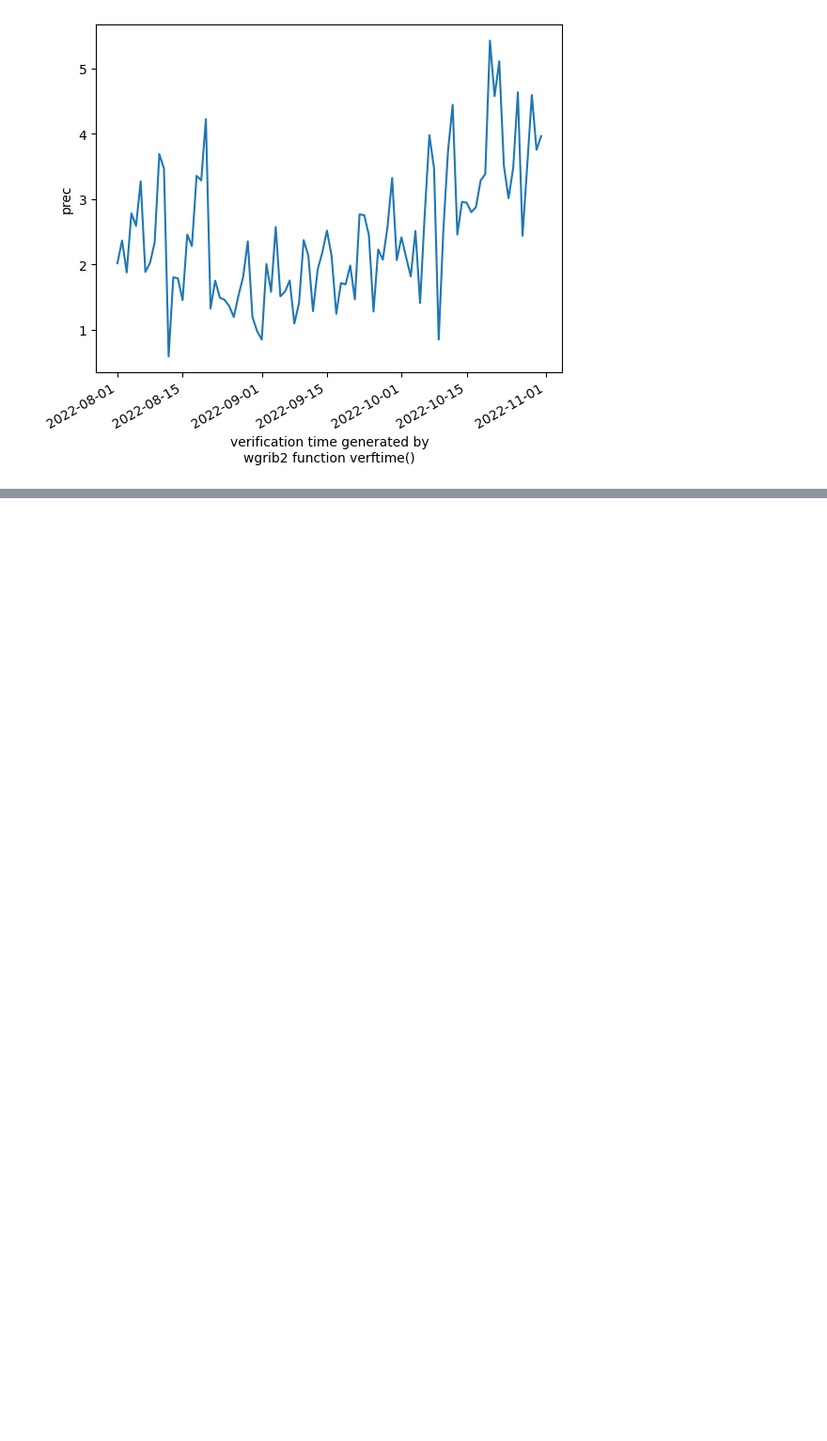
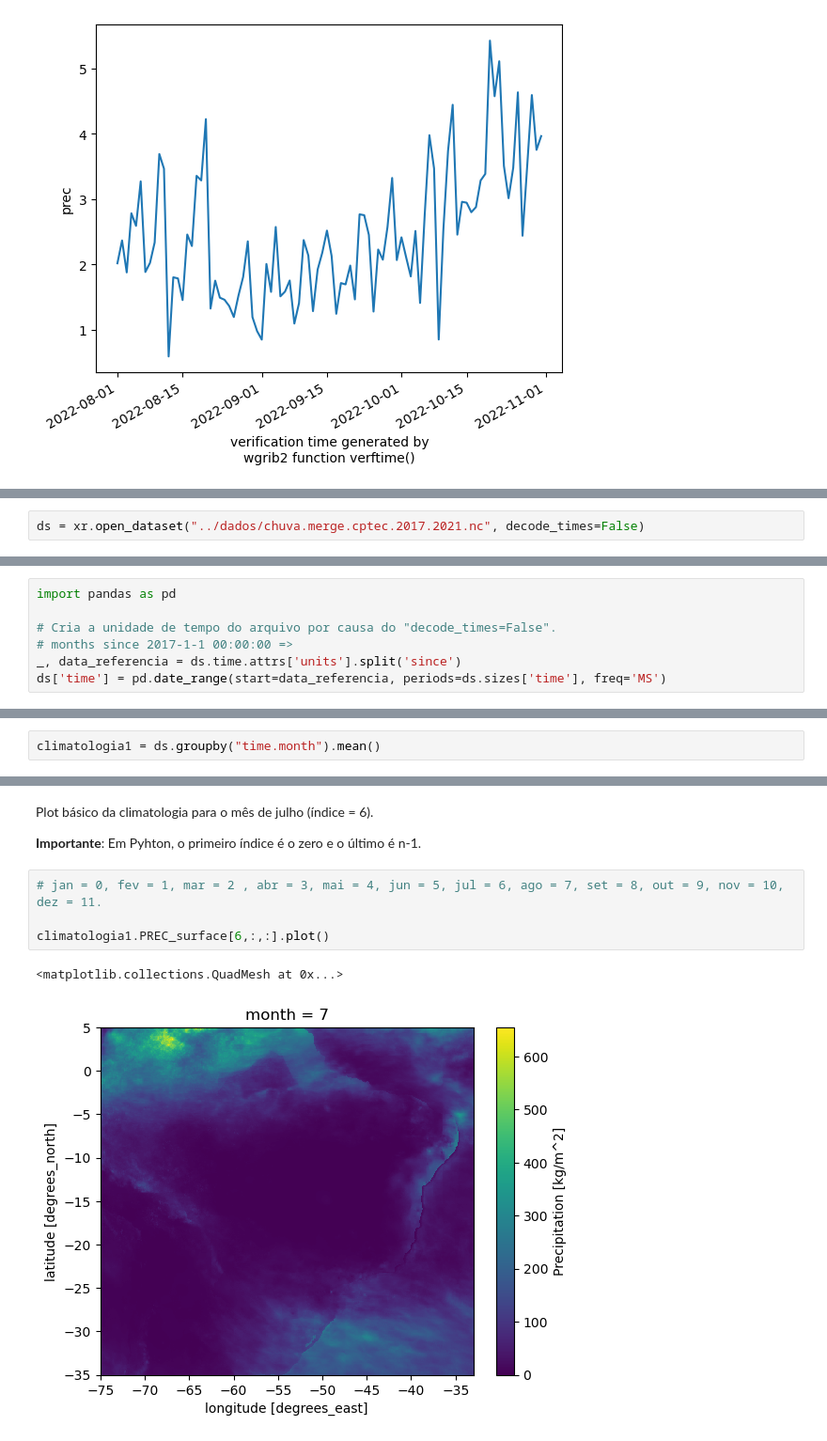
Before and after one commit to jgmsantos/cbmet_XXII, a Jupyter notebook: scripts/xarray.ipynb, the cells around one changed output, grey strips where cells are left out. Shown at 94% size. Cells and saved outputs as stored; diff of their text form; blank space fills up the shorter version.

Commit message:
Climatologia e anomalia

```diff
--- a/scripts/xarray.ipynb
+++ b/scripts/xarray.ipynb
@@ -799,0 +804,2 @@ media_area.prec.plot()
+# %%
+ds = xr.open_dataset("../dados/chuva.merge.cptec.2017.2021.nc", decode_times=False)
@@ -799,0 +827,7 @@ media_area.prec.plot()
+# %%
+import pandas as pd
+
+# Cria a unidade de tempo do arquivo por causa do "decode_times=False".
+# months since 2017-1-1 00:00:00 =>
+_, data_referencia = ds.time.attrs['units'].split('since')
+ds['time'] = pd.date_range(start=data_referencia, periods=ds.sizes['time'], freq='MS')
@@ -799,0 +857,2 @@ media_area.prec.plot()
+# %%
+climatologia1 = ds.groupby("time.month").mean()
@@ -799,0 +878,11 @@ media_area.prec.plot()
+# %% [markdown]
+Plot básico da climatologia para o mês de julho (índice = 6).
+
+**Importante**: Em Pyhton, o primeiro índice é o zero e o último é n-1.
+# %%
+# jan = 0, fev = 1, mar = 2 , abr = 3, mai = 4, jun = 5, jul = 6, ago = 7, set = 8, out = 9, nov = 10, dez = 11.
+
+climatologia1.PREC_surface[6,:,:].plot()
+# %% [output]
+<matplotlib.collections.QuadMesh at 0x...>
+[figure, added]
```
Also changed, not shown: parts of 17 cells of this notebook, 3 other files.
